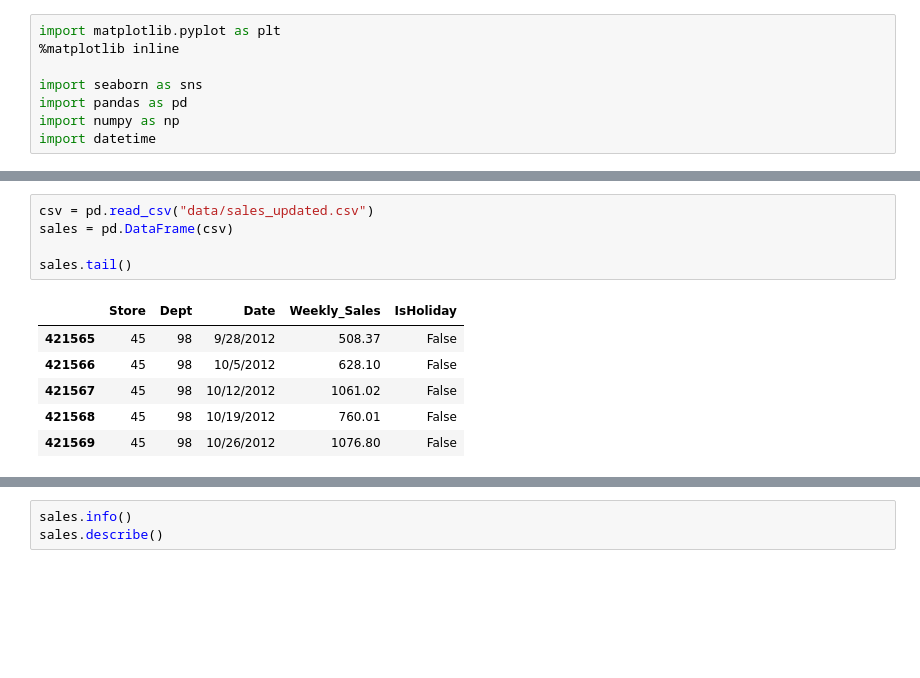
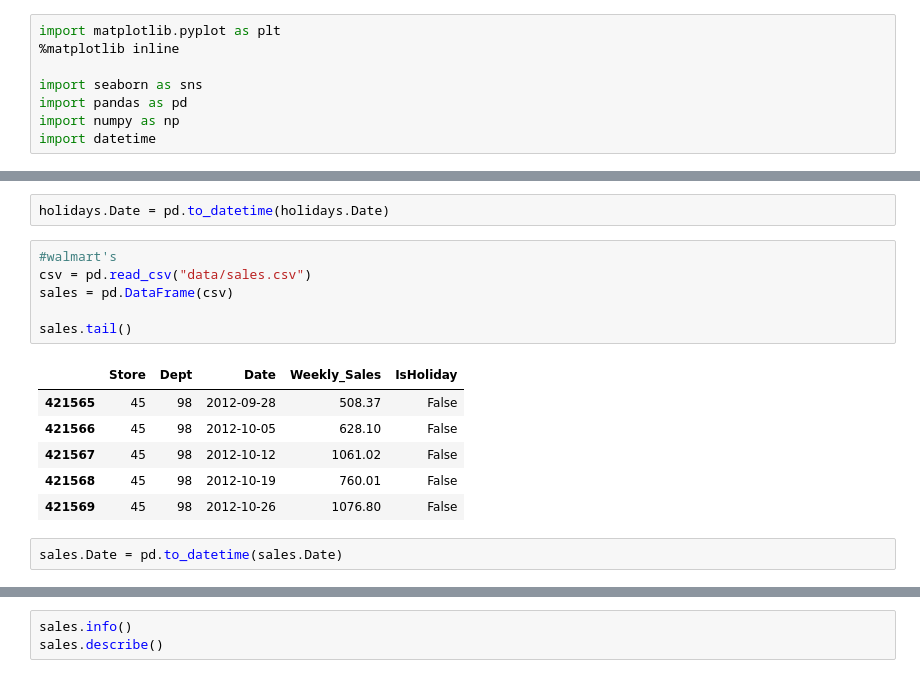
Before and after one commit to octaviaisom/Walmart-Sales-Forecast, a Jupyter notebook: main.ipynb, the cells around one changed output, grey strips where cells are left out. Drawn from its saved outputs; the diff is of its cells as text; blank space fills up the shorter version.

```diff
--- a/main.ipynb
+++ b/main.ipynb
@@ -22,12 +34,17 @@ The sales and store data was collected from [Walmart Recruiting's Kaggle Competi
+# %%
+holidays.Date = pd.to_datetime(holidays.Date)
 # %%
-csv = pd.read_csv("data/sales_updated.csv")
+#walmart's
+csv = pd.read_csv("data/sales.csv")
 sales = pd.DataFrame(csv)
 
 sales.tail()
 # %% [output]
 |  | Store | Dept | Date | Weekly_Sales | IsHoliday |
-| 421565 | 45 | 98 | 9/28/2012 | 508.37 | False |
-| 421566 | 45 | 98 | 10/5/2012 | 628.10 | False |
-| 421567 | 45 | 98 | 10/12/2012 | 1061.02 | False |
-| 421568 | 45 | 98 | 10/19/2012 | 760.01 | False |
-| 421569 | 45 | 98 | 10/26/2012 | 1076.80 | False |
+| 421565 | 45 | 98 | 2012-09-28 | 508.37 | False |
+| 421566 | 45 | 98 | 2012-10-05 | 628.10 | False |
+| 421567 | 45 | 98 | 2012-10-12 | 1061.02 | False |
+| 421568 | 45 | 98 | 2012-10-19 | 760.01 | False |
+| 421569 | 45 | 98 | 2012-10-26 | 1076.80 | False |
+# %%
+sales.Date = pd.to_datetime(sales.Date)
```
Also changed, not shown: parts of 24 cells of this notebook.
